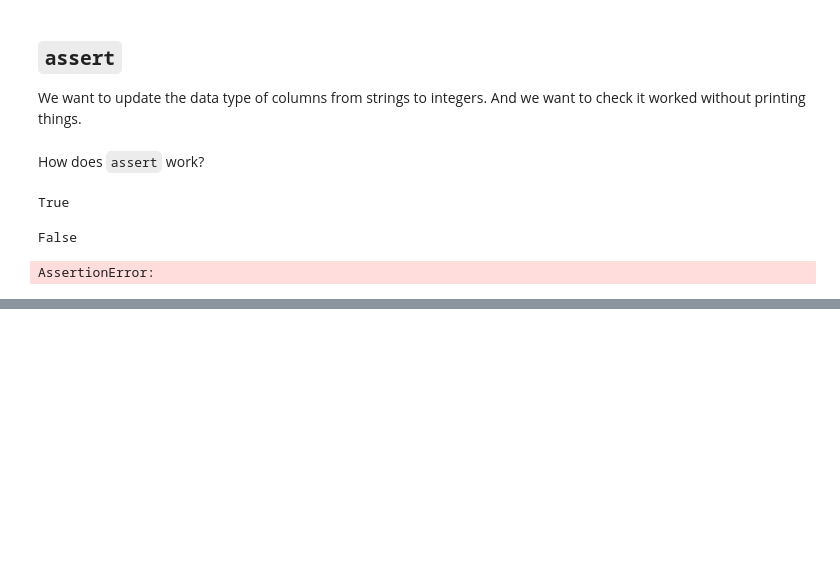
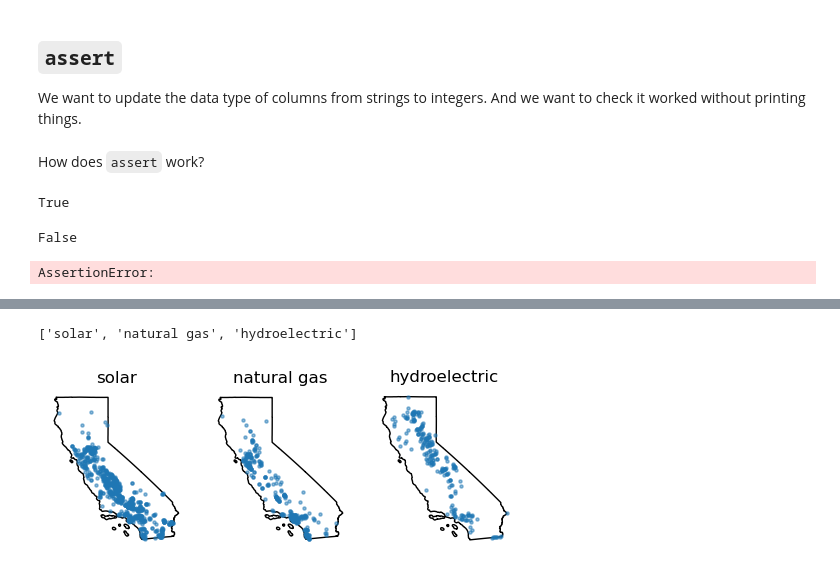
Before and after one commit to kailani-boop/eds220-in-class, a Jupyter notebook: Week5/lesson-12-streamline-your-code.ipynb, the cells around one changed output, grey strips where cells are left out. Cells and saved outputs as stored; diff of their text form; code cells hidden in the pictures; blank space fills up the shorter version.

```diff
--- a/Week5/lesson-12-streamline-your-code.ipynb
+++ b/Week5/lesson-12-streamline-your-code.ipynb
@@ -199,0 +356,26 @@ AssertionError:
+# %%
+# Select CA power plants
+ca_power_plants = power_plants[power_plants['state'] == 'California']
+# %%
+# Create list with the CA top 3 energy primary sources
+top_sources = ca_power_plants['primsource'].value_counts().index[:3].tolist()
+top_sources
+# %% [output]
+['solar', 'natural gas', 'hydroelectric']
+# %%
+# Isolate CA state boundary
+ca_boundary = states[states['name'] == 'California']
+# %%
+# Create plot
+fig, axes = plt.subplots(nrows = 1, ncols = 3, figsize = (6, 3))
+
+for ax, source in zip(axes, top_sources):
+    ca_boundary.plot(ax = ax, color = 'none')
+    subset = ca_power_plants[ca_power_plants['primsource'] == source]
+    subset.plot(ax = ax, markersize = 5, alpha = 0.5)
+    ax.set_title(source)
+    ax.axis('off')
+
+plt.show()
+# %% [output]
+[figure, added]
```
Also changed, not shown: parts of 17 cells of this notebook.
